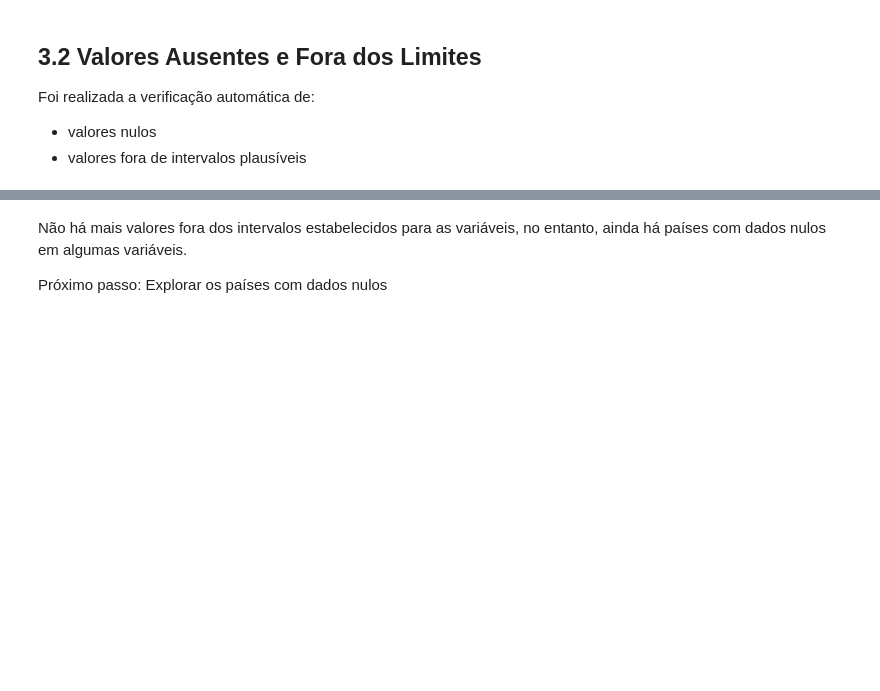
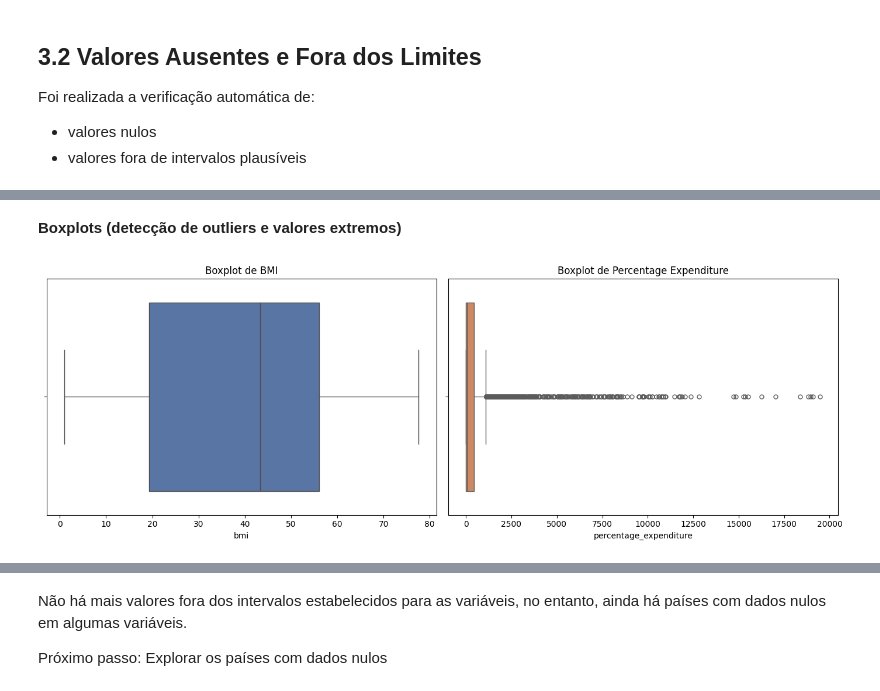
Before and after one commit to PauloVBernardo/life_expectancy_eda, a Jupyter notebook: notebooks/Expectativa_vida.ipynb, the cells around one changed output, grey strips where cells are left out. Cells and saved outputs as stored; diff of their text form; code cells hidden in the pictures; blank space fills up the shorter version.

```diff
--- a/notebooks/Expectativa_vida.ipynb
+++ b/notebooks/Expectativa_vida.ipynb
@@ -1516,0 +502,17 @@ Foram identificados 316 valores nulos
+# %% [markdown]
+**Boxplots (detecção de outliers e valores extremos)**
+# %%
+# Boxplots para evidenciar outliers
+
+fig, axes = plt.subplots(1, 2, figsize=(14, 5))
+
+sns.boxplot(x=df['bmi'], ax=axes[0], color="#4C72B0", fliersize=5)
+axes[0].set_title("Boxplot de BMI")
+
+sns.boxplot(x=df['percentage_expenditure'], ax=axes[1], color="#DD8452", fliersize=5)
+axes[1].set_title("Boxplot de Percentage Expenditure")
+
+plt.tight_layout()
+plt.show()
+# %% [output]
+[figure, added]
```
Also changed, not shown: parts of 227 cells of this notebook.
